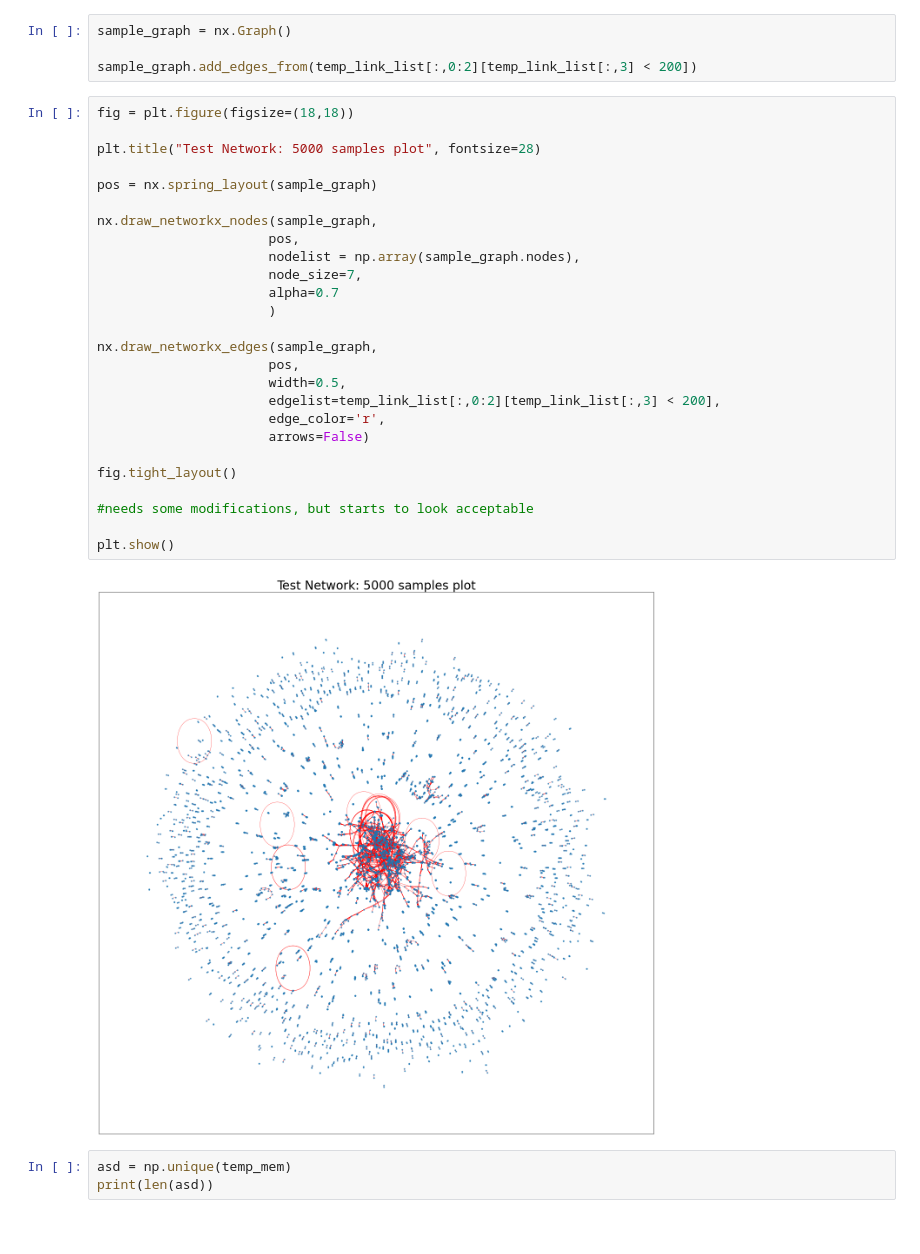
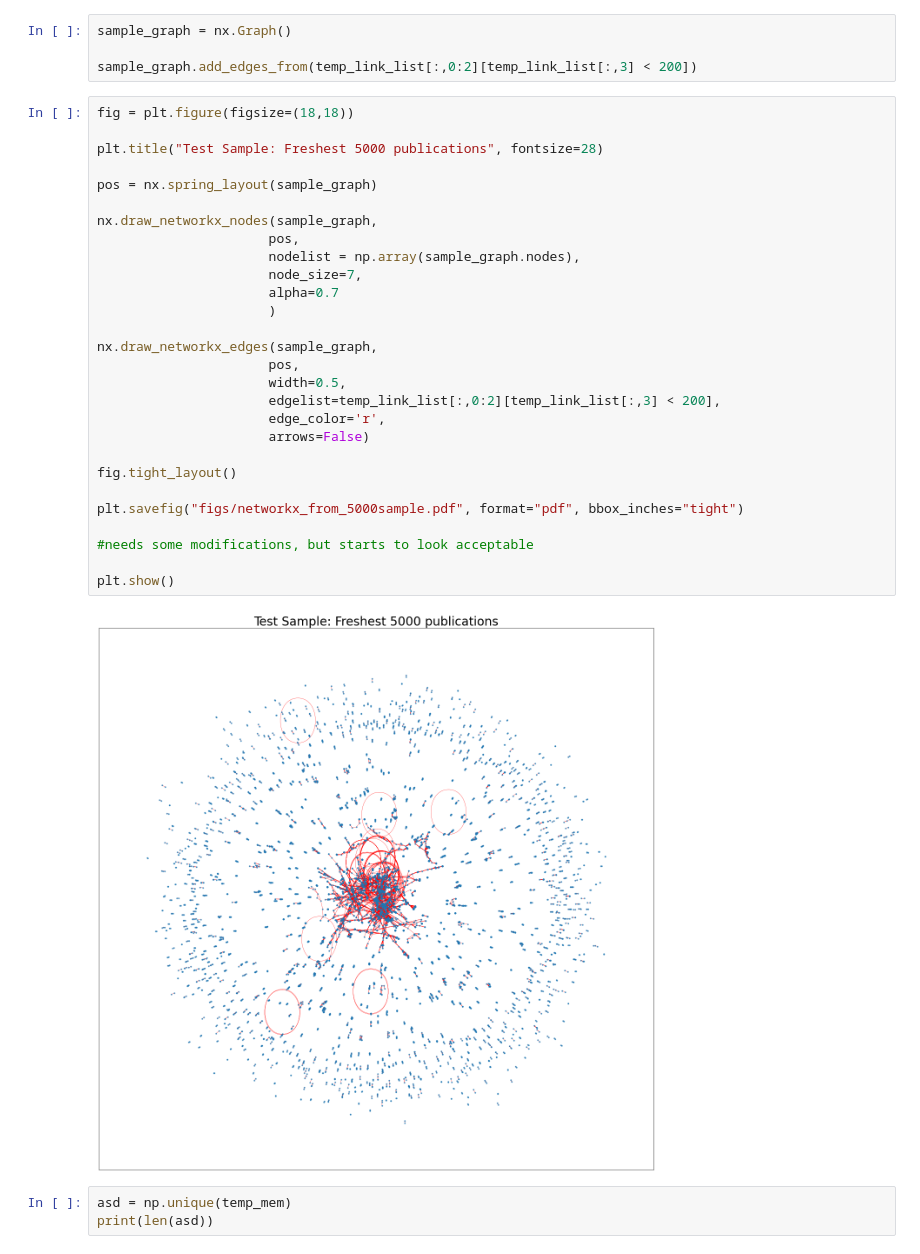
Before and after one commit to AdamGTaylor/ScientificModelling2021-2022-2, a Jupyter notebook: project.ipynb, the cells around one changed output. Drawn from its saved outputs; the diff is of its cells as text.

Commit message:
2022/03/05: oter networks

```diff
--- a/project.ipynb
+++ b/project.ipynb
@@ -570,31 +599,33 @@ sample_graph.add_edges_from(temp_link_list[:,0:2][temp_link_list[:,3] < 200])
 # %%
 fig = plt.figure(figsize=(18,18))
 
-plt.title("Test Network: 5000 samples plot", fontsize=28)
+plt.title("Test Sample: Freshest 5000 publications", fontsize=28)
 
 pos = nx.spring_layout(sample_graph)
 
 nx.draw_networkx_nodes(sample_graph,
                       pos,
                       nodelist = np.array(sample_graph.nodes),
                       node_size=7,
                       alpha=0.7
                       )
 
 nx.draw_networkx_edges(sample_graph,
                       pos,
                       width=0.5,
                       edgelist=temp_link_list[:,0:2][temp_link_list[:,3] < 200],
                       edge_color='r',
                       arrows=False)
 
 fig.tight_layout()
 
+plt.savefig("figs/networkx_from_5000sample.pdf", format="pdf", bbox_inches="tight")
+
 #needs some modifications, but starts to look acceptable
 
 plt.show()
 # %% [output]
-[figure, old version]
+[figure, new version]
 # %%
 asd = np.unique(temp_mem)
 print(len(asd))
```
Also changed, not shown: parts of 12 cells of this notebook, 3 other files.
